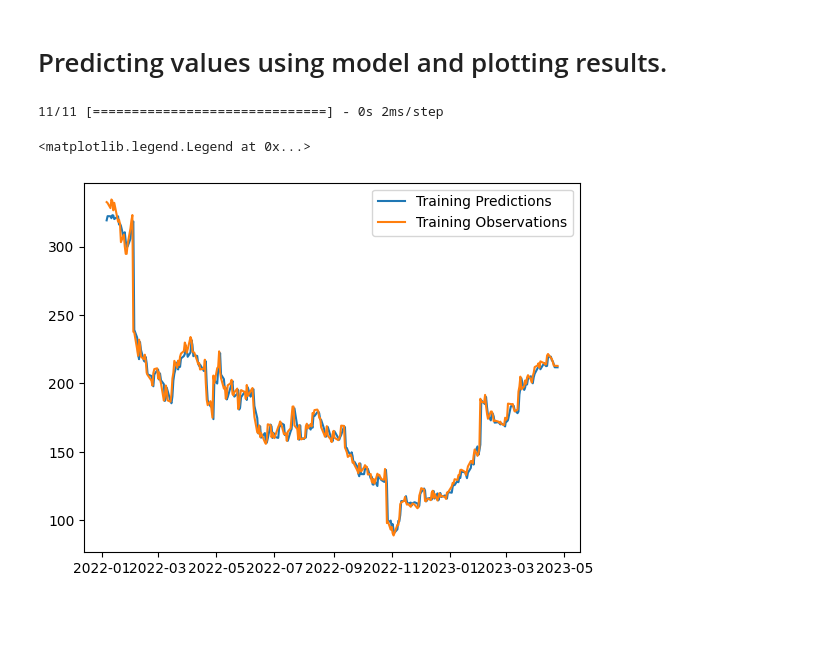
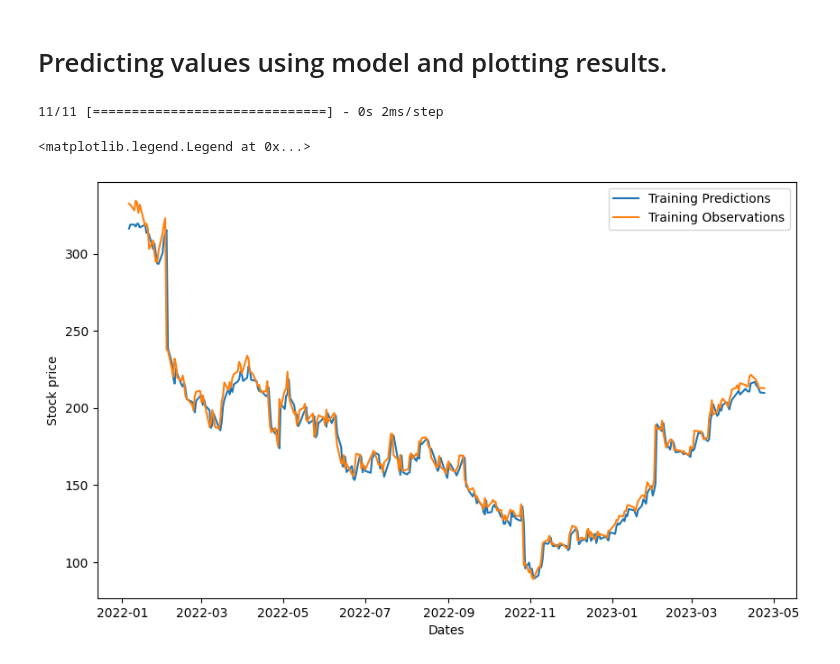
Before and after one commit to Lakshaykumarr28/stocks-price-predictor, a Jupyter notebook: stocks_price_predictor.ipynb, the cells around one changed output. Cells and saved outputs as stored; diff of their text form; code cells hidden in the pictures; blank space fills up the shorter version.

```diff
--- a/stocks_price_predictor.ipynb
+++ b/stocks_price_predictor.ipynb
@@ -258,7 +321,7 @@ model = Sequential([layers.Input((3, 1)),
 
 model.compile(loss='mse',
               optimizer=Adam(learning_rate=0.001),
-              metrics=['mean_absolute_error'])
+              metrics=['accuracy'])
 
-model.fit(X_train, y_train, validation_data=(X_val, y_val), epochs=1000)
+model.fit(X_train, y_train, validation_data=(X_val, y_val), epochs=100)
 # %% [output]
@@ -292,13 +355,16 @@ plot_model(model, to_file='model_plot.png', show_shapes=True, show_layer_names=T
 # %%
 train_predictions = model.predict(X_train).flatten()
 
+plt.figure(figsize = (10,6))
 plt.plot(dates_train, train_predictions)
 plt.plot(dates_train, y_train)
+plt.xlabel('Dates')
+plt.ylabel('Stock price')
 plt.legend(['Training Predictions', 'Training Observations'])
 # %% [output]
 11/11 [==============================] - 0s 2ms/step
 <matplotlib.legend.Legend at 0x...>
-[figure, old version]
+[figure, new version]
 # %%
 val_predictions = model.predict(X_val).flatten()
 
```
Also changed, not shown: parts of 15 cells of this notebook.
